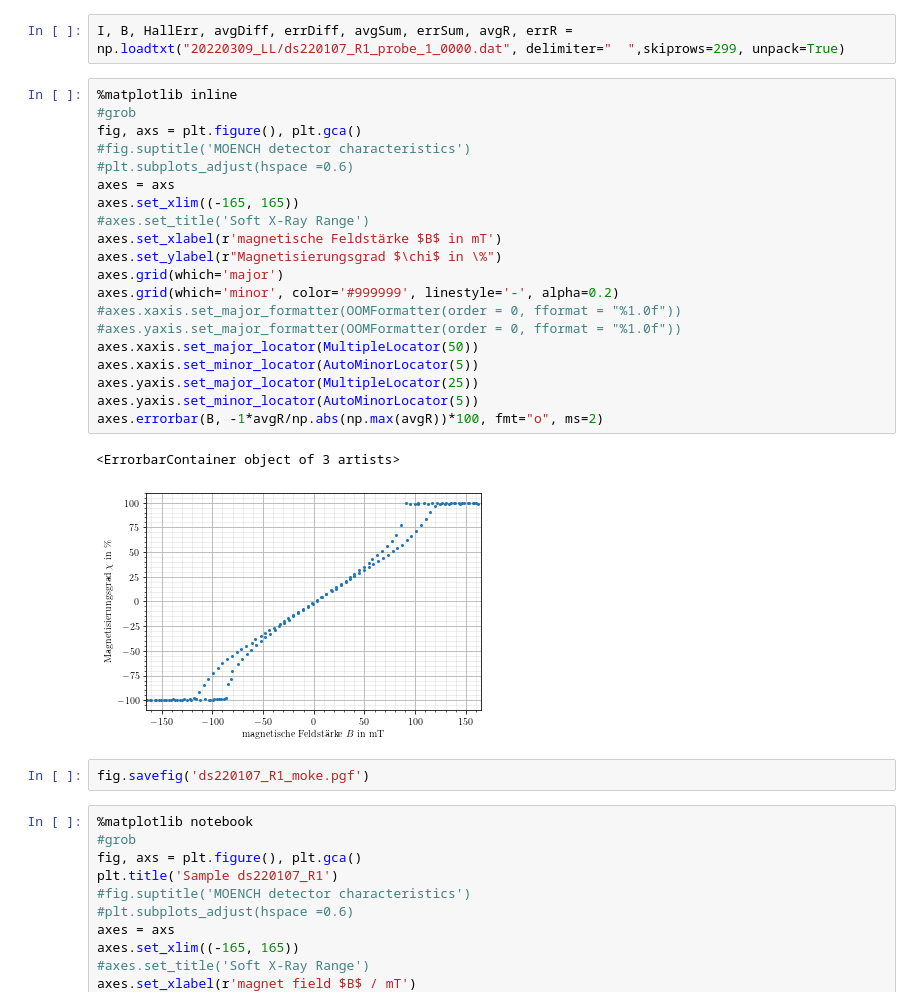
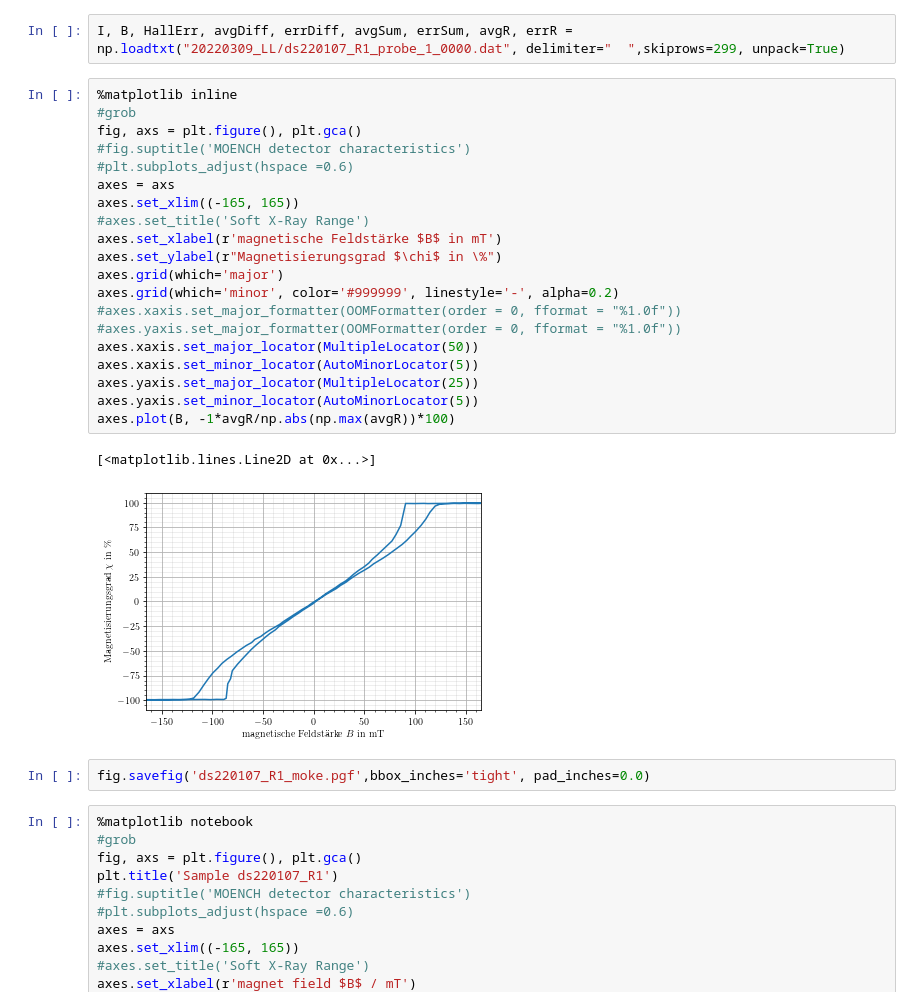
Before and after one commit to lrlunin/bachelorarbeit_python_notebooks_and_data, a Jupyter notebook: moke/moke hysteresis.ipynb, the cells around one changed output. Drawn from its saved outputs; the diff is of its cells as text.

```diff
--- a/moke/moke hysteresis.ipynb
+++ b/moke/moke hysteresis.ipynb
@@ -28,28 +28,28 @@ I, B, HallErr, avgDiff, errDiff, avgSum, errSum, avgR, errR = np.loadtxt("202203
 # %%
 %matplotlib inline
 #grob
 fig, axs = plt.figure(), plt.gca()
 #fig.suptitle('MOENCH detector characteristics')
 #plt.subplots_adjust(hspace =0.6)
 axes = axs
 axes.set_xlim((-165, 165))
 #axes.set_title('Soft X-Ray Range')
 axes.set_xlabel(r'magnetische Feldstärke $B$ in mT')
 axes.set_ylabel(r"Magnetisierungsgrad $\chi$ in \%")
 axes.grid(which='major')
 axes.grid(which='minor', color='#999999', linestyle='-', alpha=0.2)
 #axes.xaxis.set_major_formatter(OOMFormatter(order = 0, fformat = "%1.0f"))
 #axes.yaxis.set_major_formatter(OOMFormatter(order = 0, fformat = "%1.0f"))
 axes.xaxis.set_major_locator(MultipleLocator(50))
 axes.xaxis.set_minor_locator(AutoMinorLocator(5))
 axes.yaxis.set_major_locator(MultipleLocator(25))
 axes.yaxis.set_minor_locator(AutoMinorLocator(5))
-axes.errorbar(B, -1*avgR/np.abs(np.max(avgR))*100, fmt="o", ms=2)
+axes.plot(B, -1*avgR/np.abs(np.max(avgR))*100)
 # %% [output]
-<ErrorbarContainer object of 3 artists>
+[<matplotlib.lines.Line2D at 0x...>]
-[figure, old version]
+[figure, new version]
 # %%
-fig.savefig('ds220107_R1_moke.pgf')
+fig.savefig('ds220107_R1_moke.pgf',bbox_inches='tight', pad_inches=0.0)
 # %%
 %matplotlib notebook
 #grob
```
Also changed, not shown: 9 other files.
